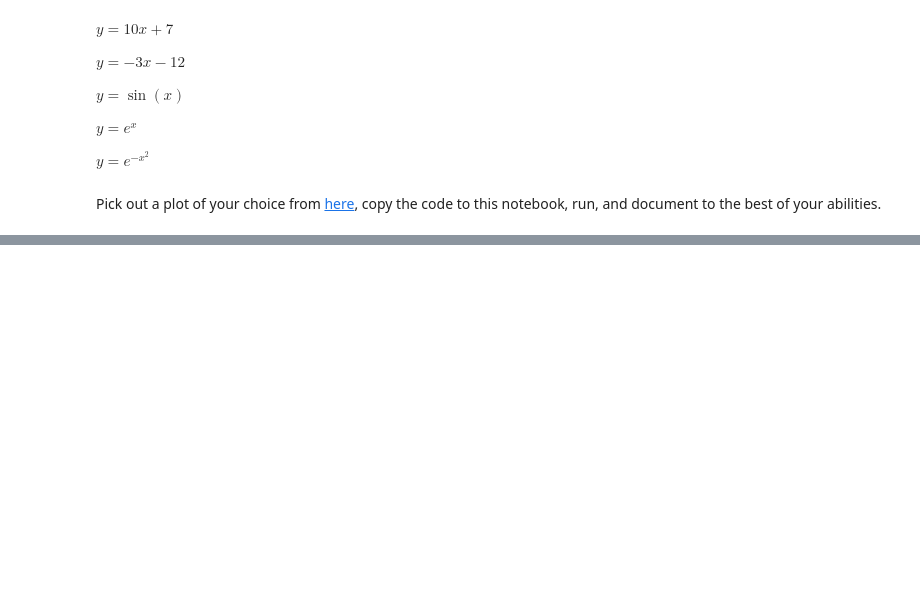
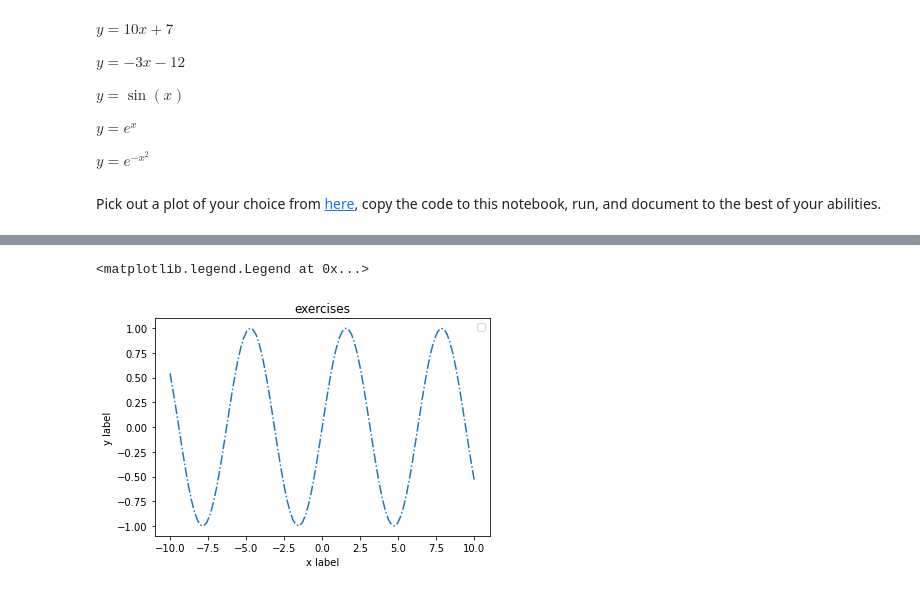
Before and after one commit to kayleeoneill/Probability_Statistics, a Jupyter notebook: O'Neill lab 1.ipynb, the cells around one changed output, grey strips where cells are left out. Cells and saved outputs as stored; diff of their text form; code cells hidden in the pictures; blank space fills up the shorter version.

```diff
--- a/O'Neill lab 1.ipynb
+++ b/O'Neill lab 1.ipynb
@@ -256,0 +354,12 @@ Pick out a plot of your choice from [here](https://matplotlib.org/stable/gallery
+# %%
+x = np.linspace(-10, 10, 100)
+
+plt.plot(x, np.sin(x), linestyle= '-.')
+
+plt.xlabel('x label')
+plt.ylabel('y label')
+
+plt.title("exercises")
+
+plt.legend()
+# %% [output]
@@ -256,0 +367,2 @@ Pick out a plot of your choice from [here](https://matplotlib.org/stable/gallery
+<matplotlib.legend.Legend at 0x...>
+[figure, added]
```
Also changed, not shown: parts of 28 cells of this notebook.
